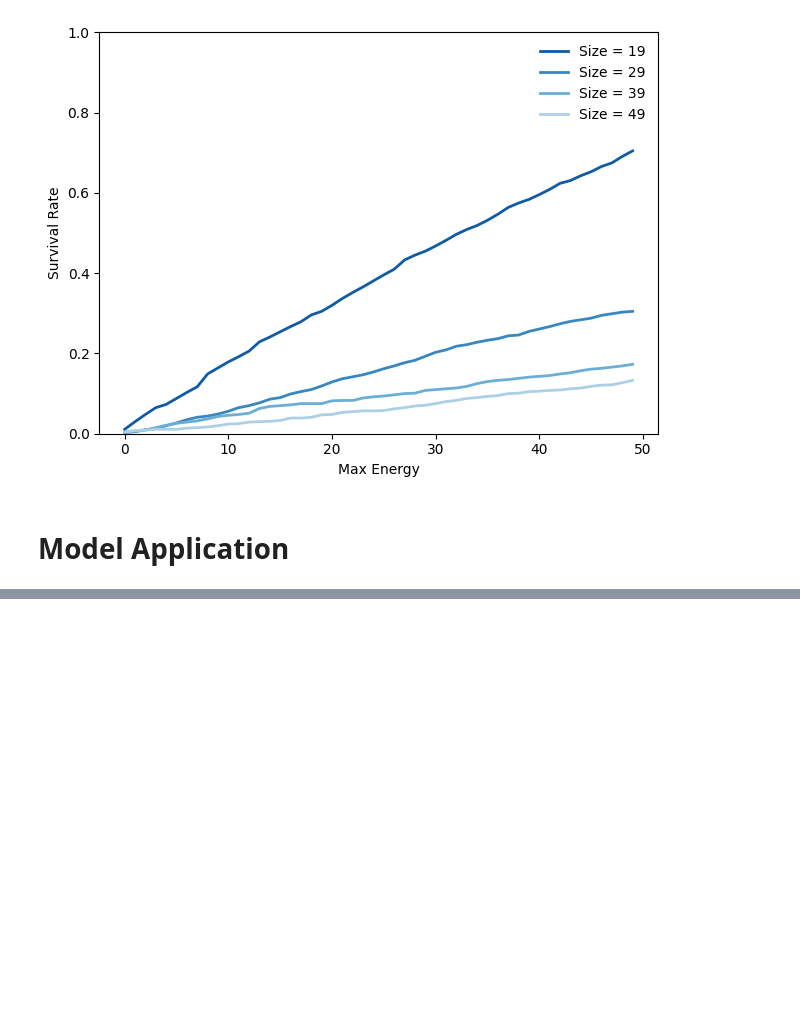
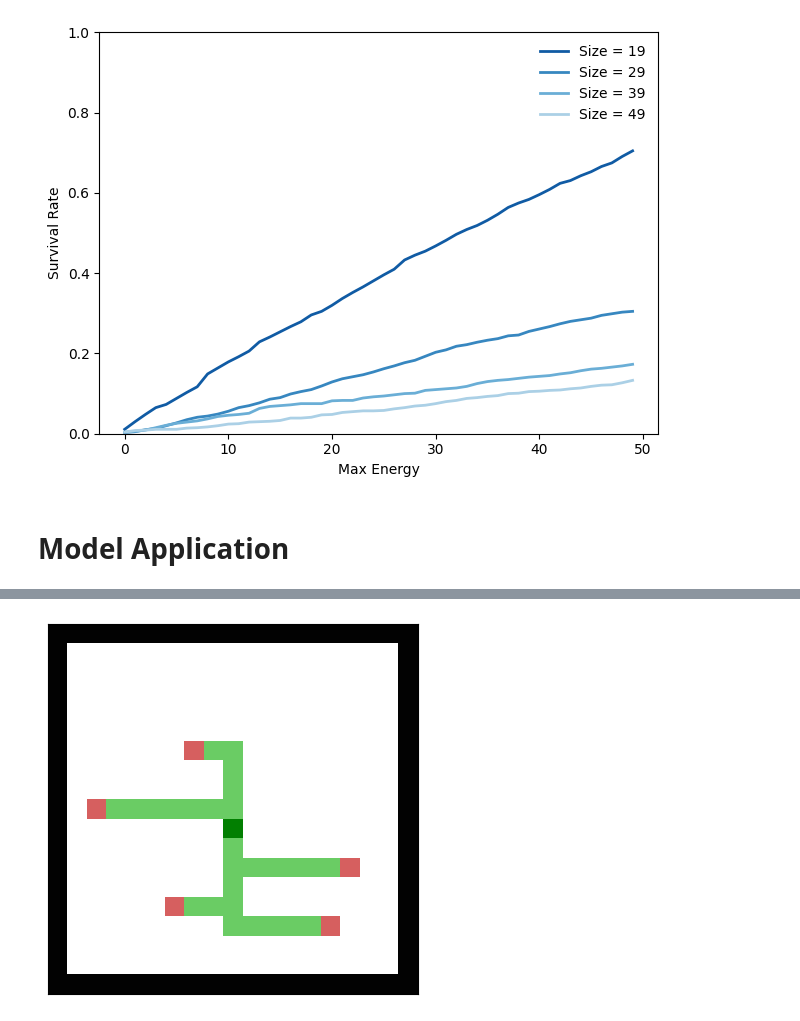
Before and after one commit to MengSunDom/CITS4403, a Jupyter notebook: CITS4403_29.ipynb, the cells around one changed output, grey strips where cells are left out. Drawn from its saved outputs; the diff is of its cells as text; code cells hidden in the pictures; blank space fills up the shorter version.

```diff
--- a/CITS4403_29.ipynb
+++ b/CITS4403_29.ipynb
@@ -461,0 +485,15 @@ The slime mold in this experiment ultimately drew a network on a wall-less Petri
+# %%
+# Mold retraction animation
+demo2 = SlimeMoldForaging(height=19, width=19, max_energy=20, seed=36)    # seed = 36 is good for the shortest paths visualisation
+demo2.action = "place_petri_dish"
+demo2.step()
+demo2.place_item("mold")
+for n in range(5):
+    demo2.place_item("oat")
+demo2.draw()
+demo2.action = "forage"
+demo2.step()
+demo2.action = "retract_in_steps"
+demo2.animate(frames=300)
+# %% [output]
+[figure, added]
```
Also changed, not shown: parts of 15 cells of this notebook, 2 other files.
